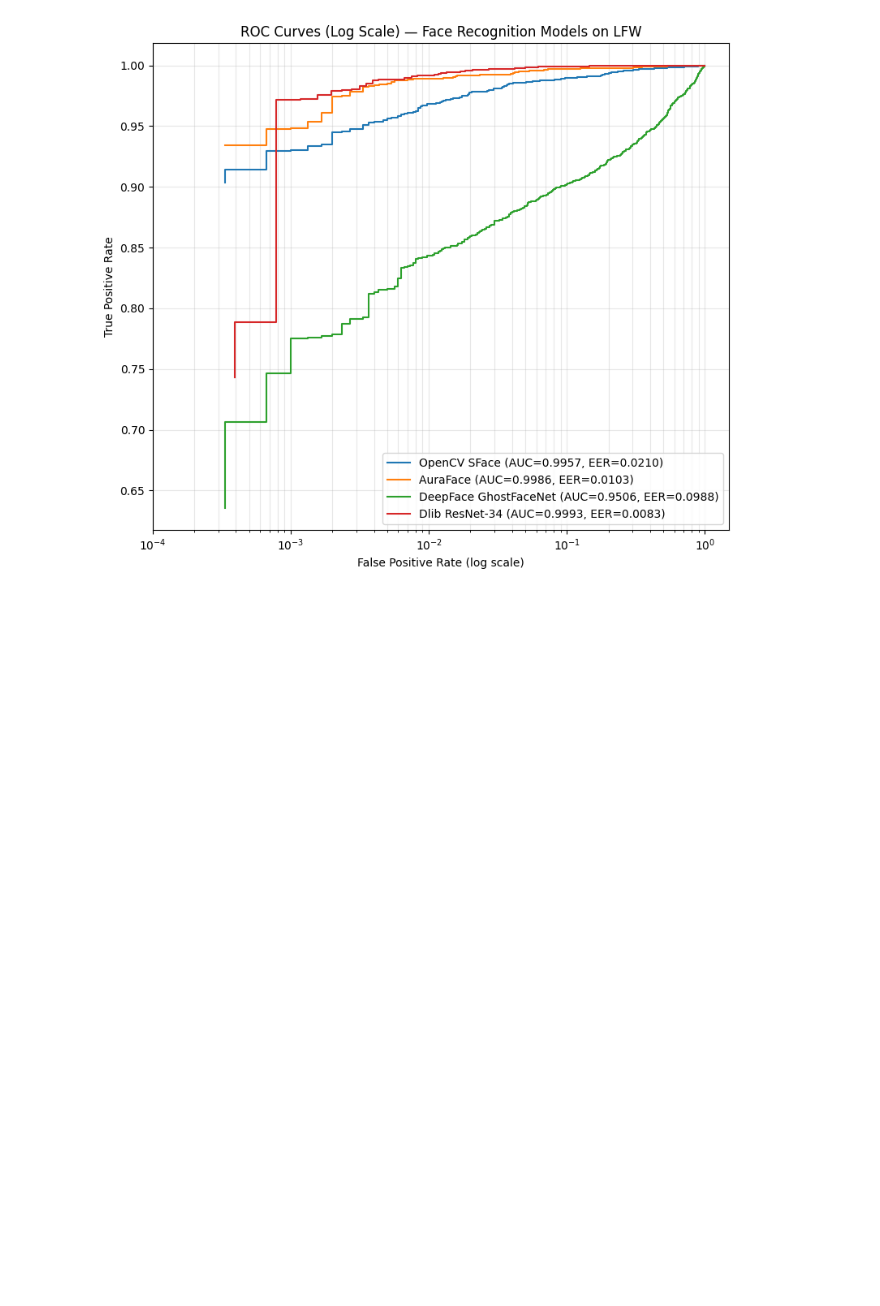
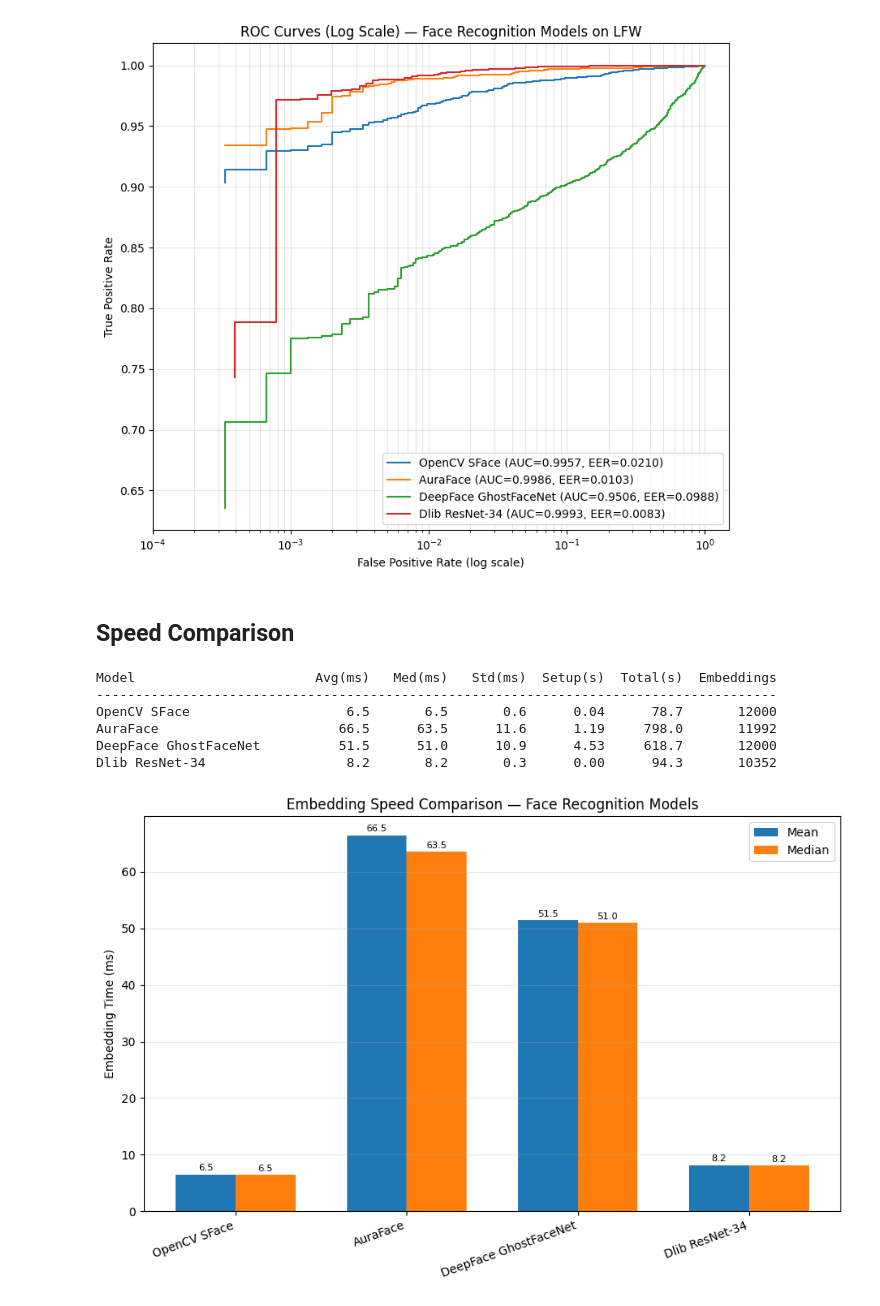
Before and after one commit to Atsushi570/fr-survery, a Jupyter notebook: notebooks/analysis.ipynb, the cells around one changed output. Cells and saved outputs as stored; diff of their text form; code cells hidden in the pictures; blank space fills up the shorter version.

```diff
--- a/notebooks/analysis.ipynb
+++ b/notebooks/analysis.ipynb
@@ -90,3 +90,69 @@ fig.tight_layout()
 plt.show()
 # %% [output]
 [figure]
+# %% [markdown]
+## Speed Comparison
+# %%
+# Speed summary table
+timed = {name: r for name, r in results.items() if "timing" in r}
+
+if not timed:
+    print("No timing data available. Re-run the benchmark to collect speed measurements.")
+else:
+    header = f"{'Model':<25} {'Avg(ms)':>9} {'Med(ms)':>9} {'Std(ms)':>9} {'Setup(s)':>9} {'Total(s)':>9} {'Embeddings':>11}"
+    print(header)
+    print("-" * len(header))
+    for name, r in timed.items():
+        t = r["timing"]
+        print(
+            f"{name:<25} "
+            f"{t['avg_embedding_time_ms']:>9.1f} "
+            f"{t['median_embedding_time_ms']:>9.1f} "
+            f"{t['std_embedding_time_ms']:>9.1f} "
+            f"{t['setup_time_s']:>9.2f} "
+            f"{t['total_eval_time_s']:>9.1f} "
+            f"{t['num_timed_embeddings']:>11d}"
+        )
+# %% [output]
+Model                       Avg(ms)   Med(ms)   Std(ms)  Setup(s)  Total(s)  Embeddings
+---------------------------------------------------------------------------------------
+OpenCV SFace                    6.5       6.5       0.6      0.04      78.7       12000
+AuraFace                       66.5      63.5      11.6      1.19     798.0       11992
+DeepFace GhostFaceNet          51.5      51.0      10.9      4.53     618.7       12000
+Dlib ResNet-34                  8.2       8.2       0.3      0.00      94.3       10352
+# %%
+# Speed comparison bar chart
+if timed:
+    names = list(timed.keys())
+    means = [timed[n]["timing"]["avg_embedding_time_ms"] for n in names]
+    medians = [timed[n]["timing"]["median_embedding_time_ms"] for n in names]
+
+    x = np.arange(len(names))
+    width = 0.35
+
+    fig, ax = plt.subplots(figsize=(9, 6))
+    bars_mean = ax.bar(x - width / 2, means, width, label="Mean")
+    bars_median = ax.bar(x + width / 2, medians, width, label="Median")
+
+    ax.set_ylabel("Embedding Time (ms)")
+    ax.set_title("Embedding Speed Comparison — Face Recognition Models")
+    ax.set_xticks(x)
+    ax.set_xticklabels(names, rotation=20, ha="right")
+    ax.legend()
+    ax.grid(True, alpha=0.3, axis="y")
+
+    for bar in bars_mean:
+        h = bar.get_height()
+        ax.annotate(f"{h:.1f}", xy=(bar.get_x() + bar.get_width() / 2, h),
+                    xytext=(0, 3), textcoords="offset points", ha="center", fontsize=8)
+    for bar in bars_median:
+        h = bar.get_height()
+        ax.annotate(f"{h:.1f}", xy=(bar.get_x() + bar.get_width() / 2, h),
+                    xytext=(0, 3), textcoords="offset points", ha="center", fontsize=8)
+
+    fig.tight_layout()
+    plt.show()
+else:
+    print("No timing data — skipping speed chart.")
+# %% [output]
+[figure, added]
```
Also changed, not shown: 3 other files.
